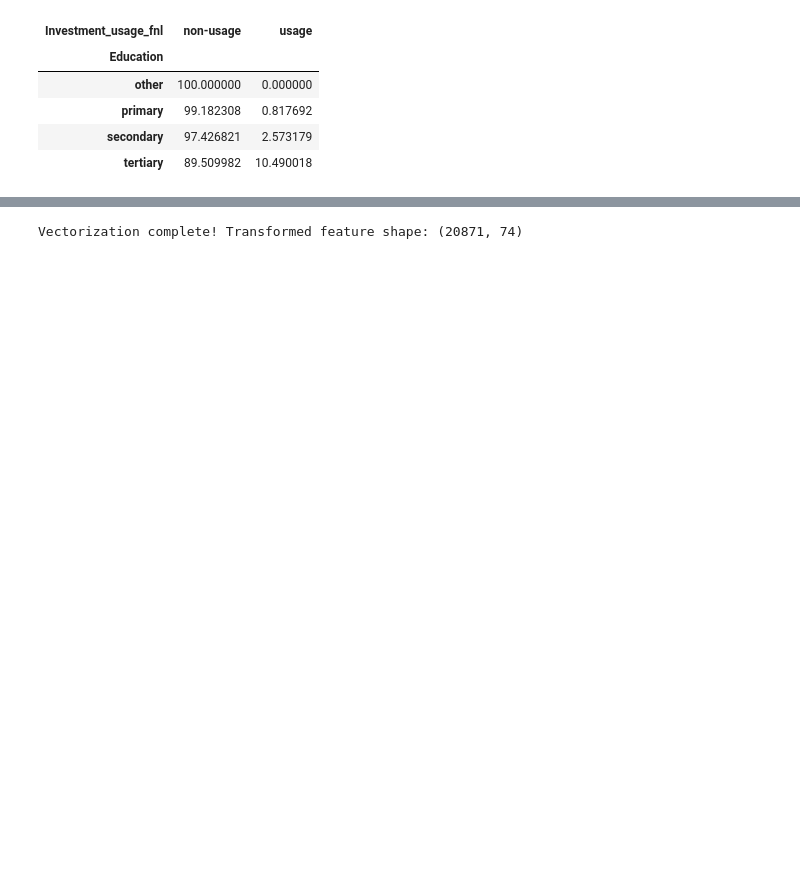
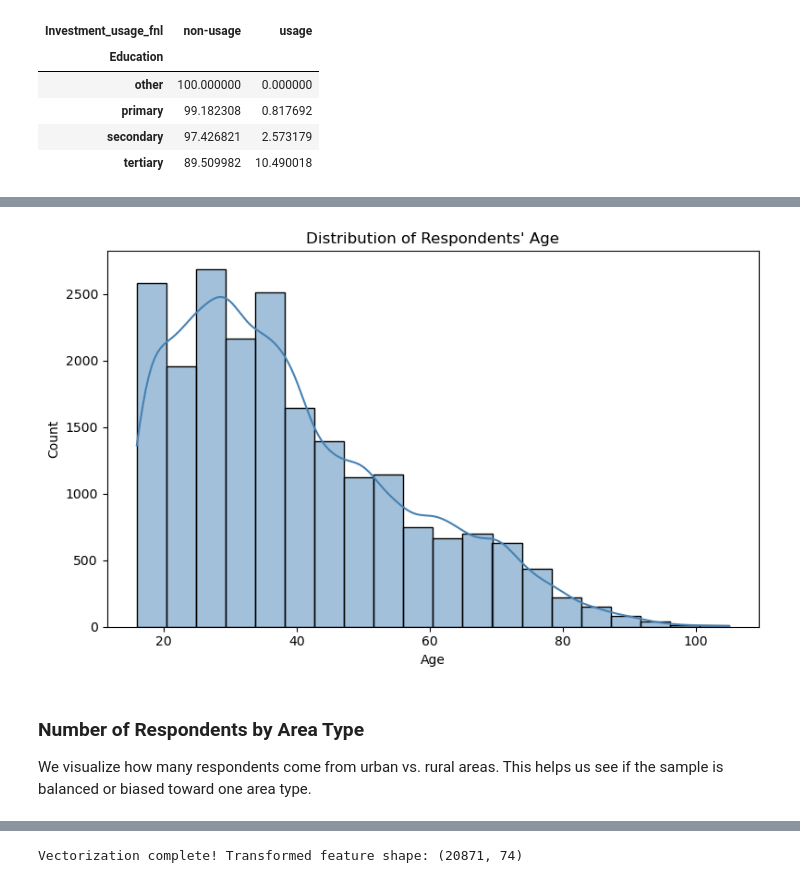
Before and after one commit to RonnyMuthomi/investment_recommender_system, a Jupyter notebook: Investment Recommender Notebook.ipynb, the cells around one changed output, grey strips where cells are left out. Cells and saved outputs as stored; diff of their text form; code cells hidden in the pictures; blank space fills up the shorter version.

```diff
--- a/Investment Recommender Notebook.ipynb
+++ b/Investment Recommender Notebook.ipynb
@@ -326,5 +296,0 @@ df['total_investment_products_used'] = (
-# %%
-# Suppose values like 'low', 'medium', 'high' → map to numbers
-df['Financial_literacy_index_fnl_num'] = df['Financial_literacy_index_fnl'].map({
-    'low': 1, 'medium': 2, 'high': 3
-})
@@ -438,0 +330,6 @@ Name: count, dtype: int64
+# %%
+# Identify all binary usage flag columns
+use_flags = [col for col in df.columns if col.endswith('_use')]
+
+# Map categorical values to numeric: 'never used' -> 0, 'used' -> 1
+df[use_flags] = df[use_flags].apply(lambda col: col.map({'never used': 0, 'used': 1}))
@@ -438,0 +466,16 @@ Name: count, dtype: int64
+# %%
+# Plot distribution of age_of_respondent
+plt.figure(figsize=(8, 5))
+sns.histplot(df['age_of_respondent'], bins=20, kde=True, color='steelblue')
+plt.title("Distribution of Respondents' Age")
+plt.xlabel('Age')
+plt.ylabel('Count')
+plt.tight_layout()
+plt.show()
+# %% [output]
+[figure, added]
+# %% [markdown]
+###  Number of Respondents by Area Type
+
+We visualize how many respondents come from urban vs. rural areas.
+This helps us see if the sample is balanced or biased toward one area type.
```
Also changed, not shown: parts of 111 cells of this notebook.
